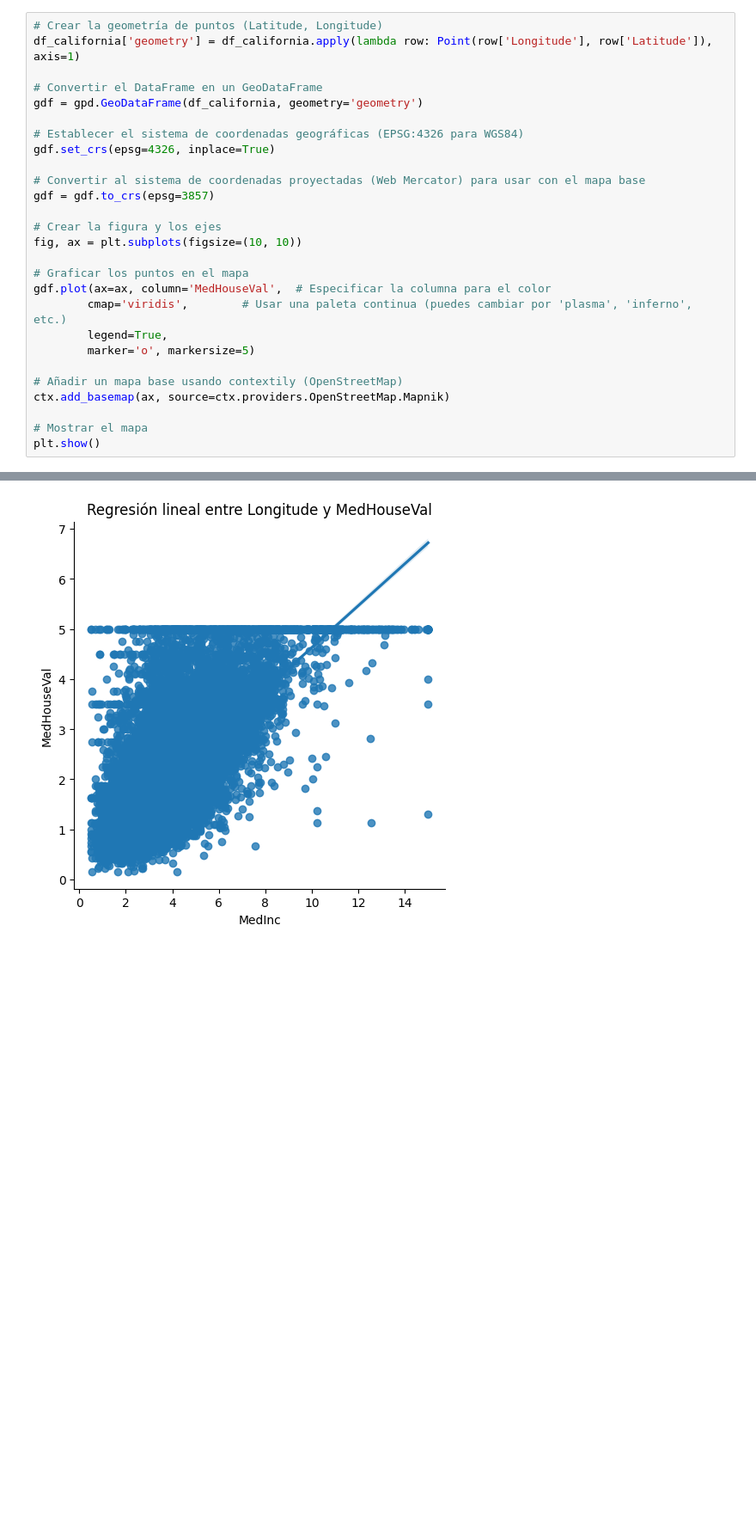
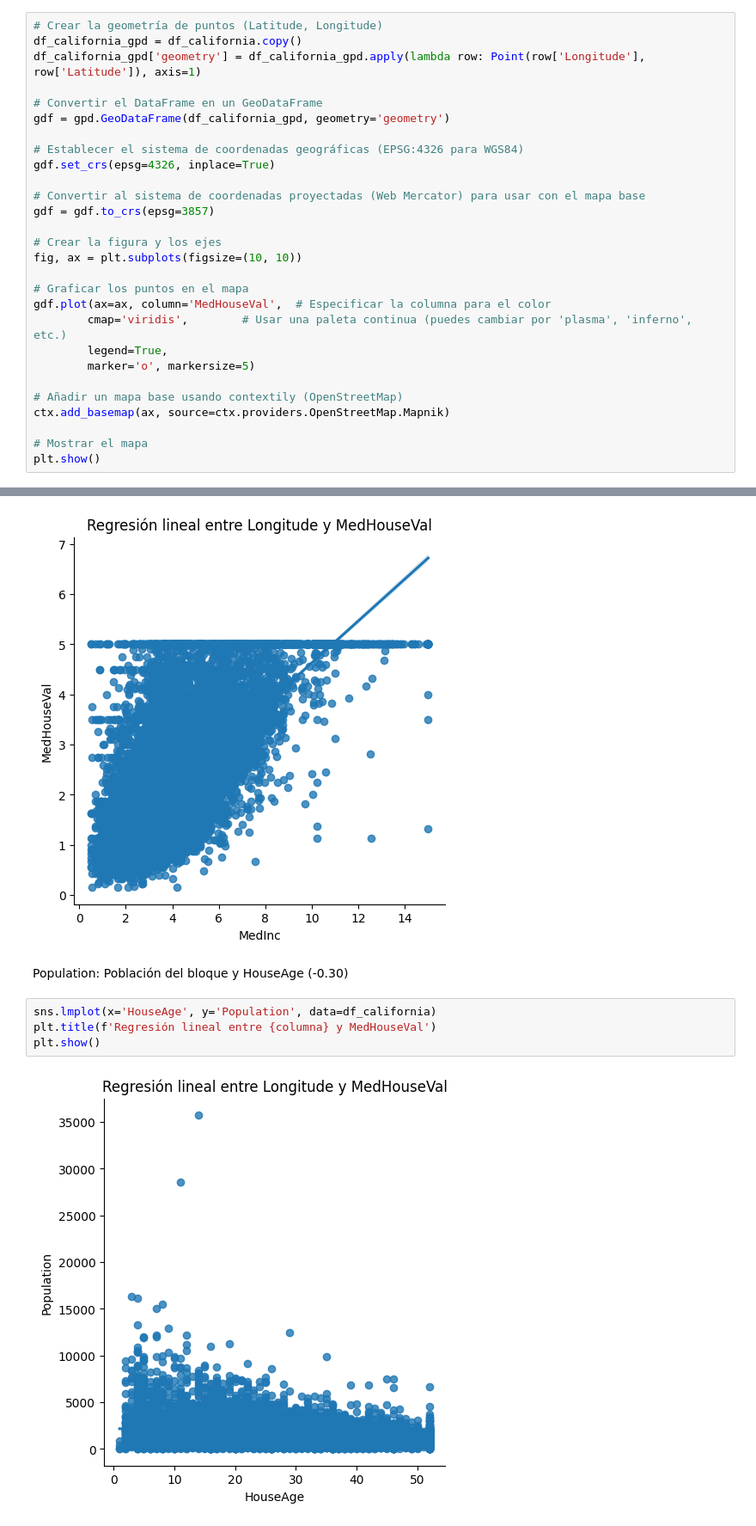
Before and after one commit to ctalamilla/tp2-introIA-CEIA, a Jupyter notebook: CEIA_IIA_TP2.ipynb, the cells around one changed output, grey strips where cells are left out. Shown at 86% size. Drawn from its saved outputs; the diff is of its cells as text; blank space fills up the shorter version.

```diff
--- a/CEIA_IIA_TP2.ipynb
+++ b/CEIA_IIA_TP2.ipynb
@@ -251,10 +251,11 @@ from shapely.geometry import Point
 import contextily as ctx
 # %%
 # Crear la geometría de puntos (Latitude, Longitude)
-df_california['geometry'] = df_california.apply(lambda row: Point(row['Longitude'], row['Latitude']), axis=1)
+df_california_gpd = df_california.copy()
+df_california_gpd['geometry'] = df_california_gpd.apply(lambda row: Point(row['Longitude'], row['Latitude']), axis=1)
 
 # Convertir el DataFrame en un GeoDataFrame
-gdf = gpd.GeoDataFrame(df_california, geometry='geometry')
+gdf = gpd.GeoDataFrame(df_california_gpd, geometry='geometry')
 
 # Establecer el sistema de coordenadas geográficas (EPSG:4326 para WGS84)
 gdf.set_crs(epsg=4326, inplace=True)
@@ -301,3 +318,11 @@ plt.title(f'Regresión lineal entre {columna} y MedHouseVal')
 plt.show()
 # %% [output]
 [figure]
+# %% [markdown]
+Population: Población del bloque y HouseAge (-0.30)
+# %%
+sns.lmplot(x='HouseAge', y='Population', data=df_california)
+plt.title(f'Regresión lineal entre {columna} y MedHouseVal')
+plt.show()
+# %% [output]
+[figure, added]
```
Also changed, not shown: parts of 17 cells of this notebook.
